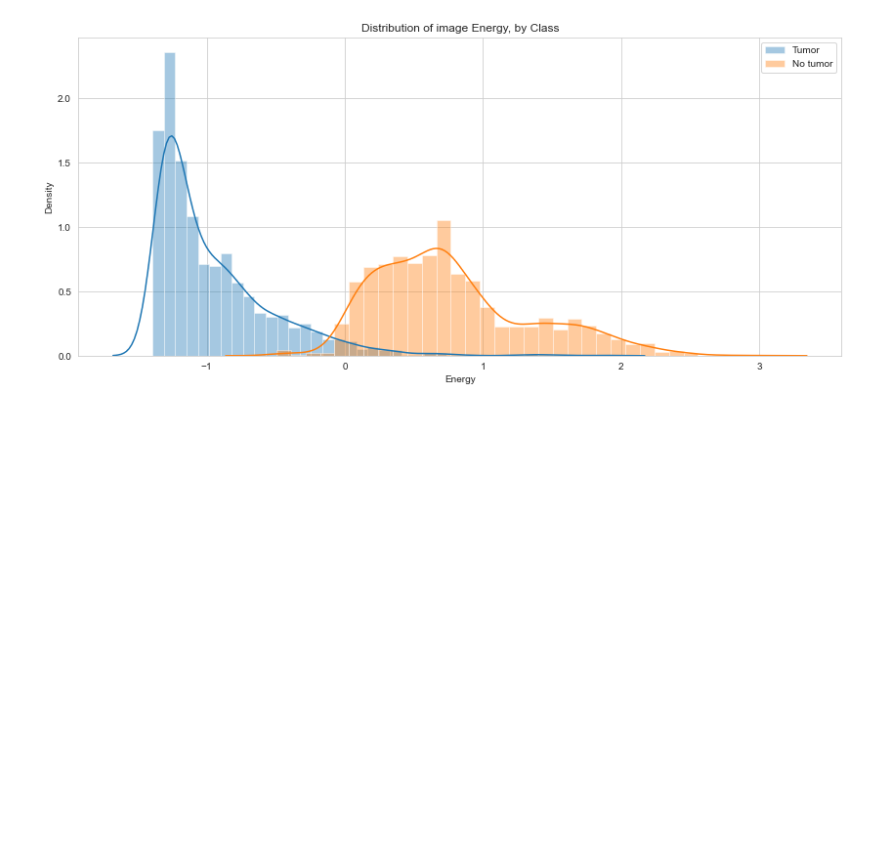
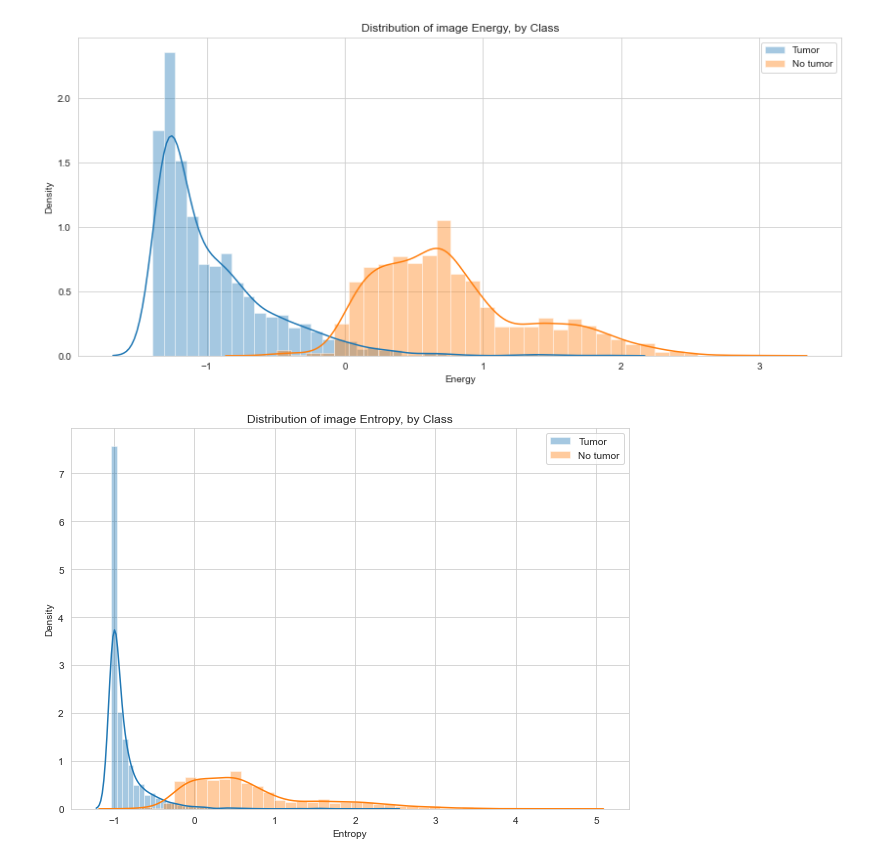
Before and after one commit to Ayush0607-create/Brain-Tumor-Detection, a Jupyter notebook: Notebook.ipynb, the cells around one changed output. Drawn from its saved outputs; the diff is of its cells as text; code cells hidden in the pictures; blank space fills up the shorter version.

```diff
--- a/Notebook.ipynb
+++ b/Notebook.ipynb
@@ -82,3 +84,12 @@ plt.legend()
 plt.show()
 # %% [output]
 [figure]
+# %%
+plt.figure(figsize=(10,7))
+sns.distplot(a= _data[class1]['Entropy'], label="Tumor")
+sns.distplot(a = _data[class0]['Entropy'], label="No tumor" )
+plt.title("Distribution of image Entropy, by Class")
+plt.legend()
+plt.show()
+# %% [output]
+[figure, added]
```
Also changed, not shown: parts of 8 cells of this notebook.
